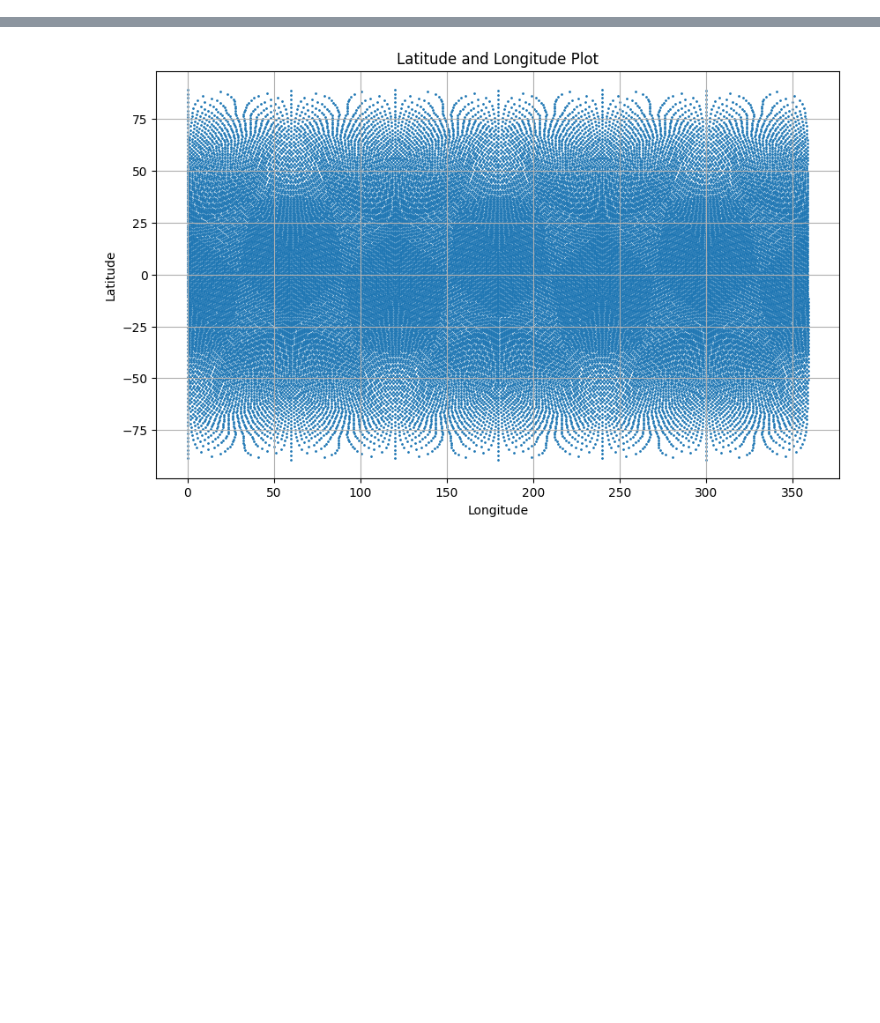
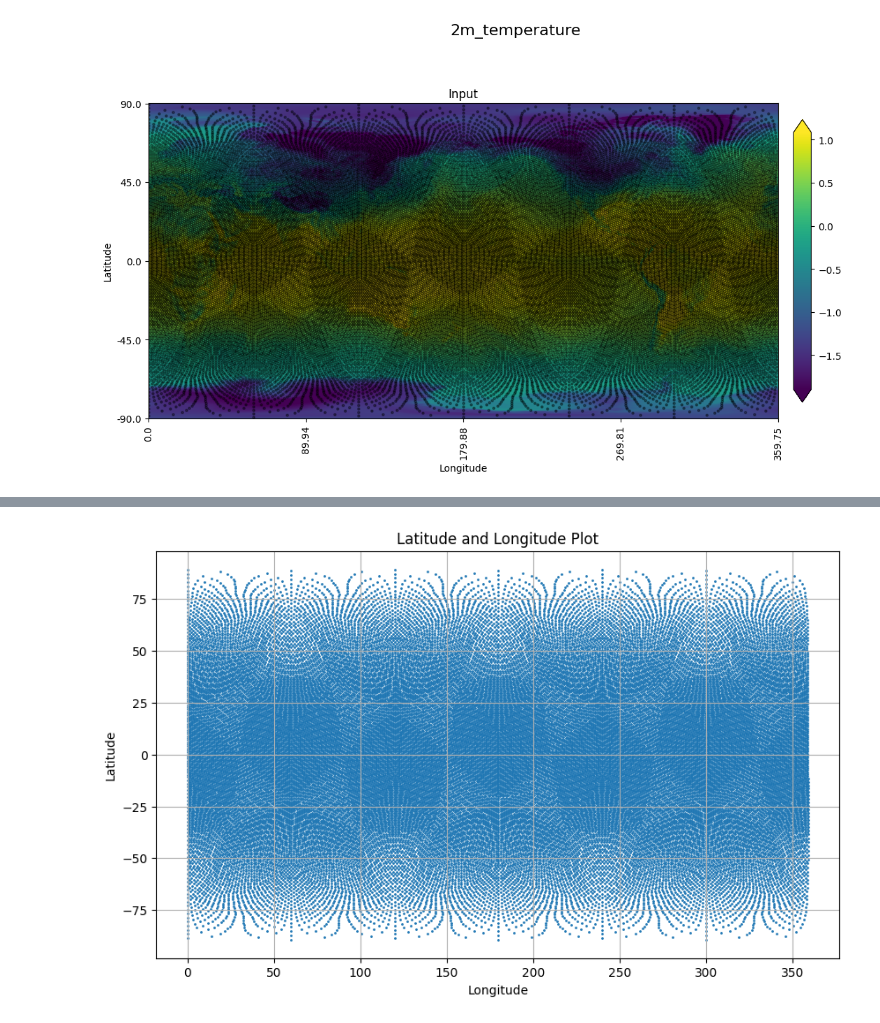
Before and after one commit to PiuQiuPiaQia/gnn-vis, a Jupyter notebook: GraphCast/graphcast-main/plt-graph.ipynb, the cells around one changed output, grey strips where cells are left out. Drawn from its saved outputs; the diff is of its cells as text; code cells hidden in the pictures; blank space fills up the shorter version.

```diff
--- a/GraphCast/graphcast-main/plt-graph.ipynb
+++ b/GraphCast/graphcast-main/plt-graph.ipynb
@@ -116,0 +171,87 @@ print((_mesh_nodes_lon))
+# %%
+data = {
+    "Input": scale(inputs["2m_temperature"].isel(batch=0).astype('float32'), robust=True),
+    # "Prediction": scale(predictions["2m_temperature"].isel(batch=0).astype('float32'), robust=True),
+}
+
+
+# def plot_data(
+#     data: dict[str, xarray.Dataset],
+#     fig_title: str,
+#     _mesh_nodes_lat: np.ndarray,
+#     _mesh_nodes_lon: np.ndarray,
+#     plot_size: float = 5,
+#     robust: bool = False,
+#     cols: int = 4
+#     ) -> tuple[xarray.Dataset, matplotlib.colors.Normalize, str]:
+
+#   first_data = next(iter(data.values()))[0]
+#   max_steps = first_data.sizes.get("time", 1)
+#   assert all(max_steps == d.sizes.get("time", 1) for d, _, _ in data.values())
+
+#   cols = min(cols, len(data))
+#   rows = math.ceil(len(data) / cols)
+#   figure = plt.figure(figsize=(plot_size * 2 * cols,
+#                                plot_size * rows))
+#   figure.suptitle(fig_title, fontsize=16)
+#   figure.subplots_adjust(wspace=0, hspace=0)
+#   figure.tight_layout()
+
+#   images = []
+#   for i, (title, (plot_data, norm, cmap)) in enumerate(data.items()):
+#     print(plot_data.isel(time=0, missing_dims="ignore"))
+#     ax = figure.add_subplot(rows, cols, i+1)
+#     ax.set_xticks([])
+#     ax.set_yticks([])
+#     ax.set_title(title)
+#     im = ax.imshow(
+#         plot_data.isel(time=0, missing_dims="ignore"), norm=norm,
+#         origin="lower", cmap=cmap)
+#     plt.colorbar(
+#         mappable=im,
+#         ax=ax,
+#         orientation="vertical",
+#         pad=0.02,
+#         aspect=16,
+#         shrink=0.75,
+#         cmap=cmap,
+#         extend=("both" if robust else "neither"))
+
+
+#     lon = plot_data['lon'].values
+#     lat = plot_data['lat'].values
+
+
+#     # 添加经纬度坐标轴
+#     ax.set_xlabel('Longitude')
+#     ax.set_ylabel('Latitude')
+#     ax.set_xticks(np.linspace(0, len(lon) - 1, 5))
+#     ax.set_yticks(np.linspace(0, len(lat) - 1, 5))
+#     ax.set_xticklabels(np.round(np.linspace(lon.min(), lon.max(), 5), 2), rotation=90)
+#     ax.set_yticklabels(np.round(np.linspace(lat.min(), lat.max(), 5), 2))
+
+
+#     # 提取 plot_data 中的经纬度坐标
+#     lon_vals = plot_data['lon'].values
+#     lat_vals = plot_data['lat'].values
+
+#     # 将 _mesh_nodes_lon 和 _mesh_nodes_lat 映射到图像索引
+#     lon_idx = np.interp(_mesh_nodes_lon, lon_vals, np.arange(len(lon_vals)))
+#     lat_idx = np.interp(_mesh_nodes_lat, lat_vals, np.arange(len(lat_vals)))
+
+#     print(lon_idx, lat_idx)
+#     # 在图像上绘制散点
+#     # ax.scatter(lon_idx, lat_idx, color='black', s=5, label='Mesh Nodes', alpha=0.2)
+
+#     images.append(im)
+
+#     plt.show()
+
+
+
+
+
+# scale(predictions["2m_temperature"].isel(batch=0).astype('float32'), robust=True)
+# print(scale(predictions["2m_temperature"].isel(batch=0).astype('float32'), robust=True))
+plot_data(data, "2m_temperature", _mesh_nodes_lat, _mesh_nodes_lon, 7, True)
+# %% [output]
@@ -116,0 +264 @@ print((_mesh_nodes_lon))
+[figure, added]
```
Also changed, not shown: parts of 15 cells of this notebook.
